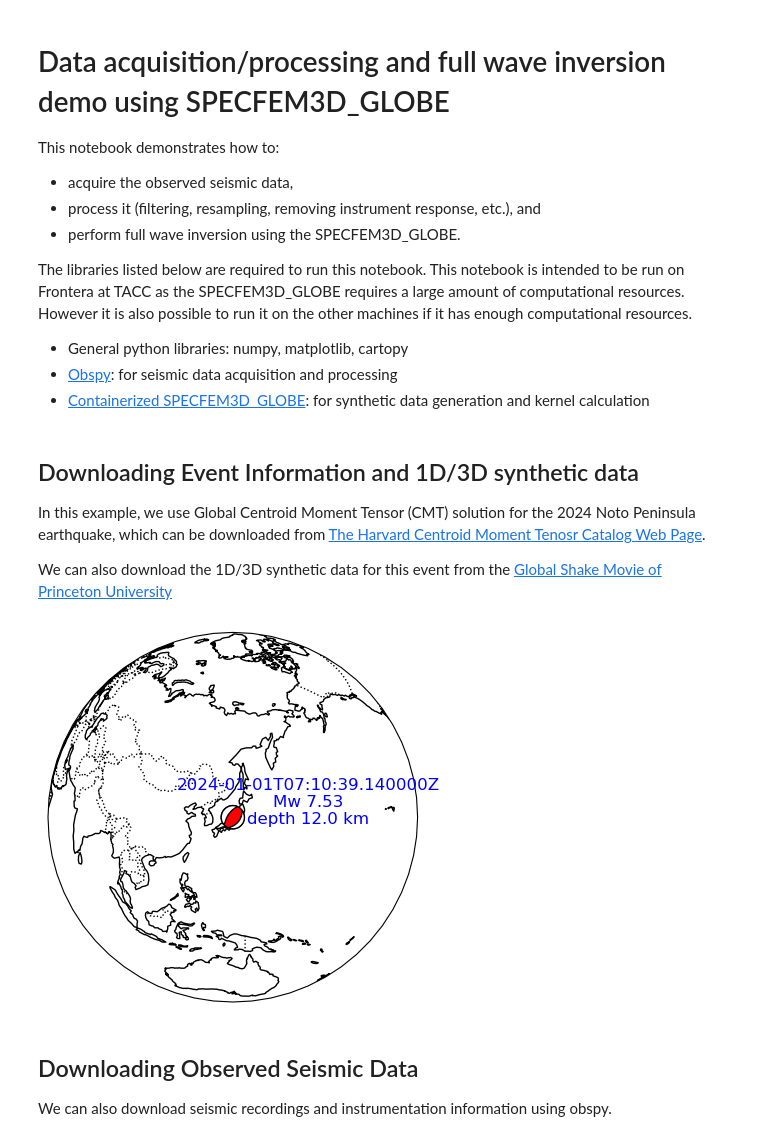
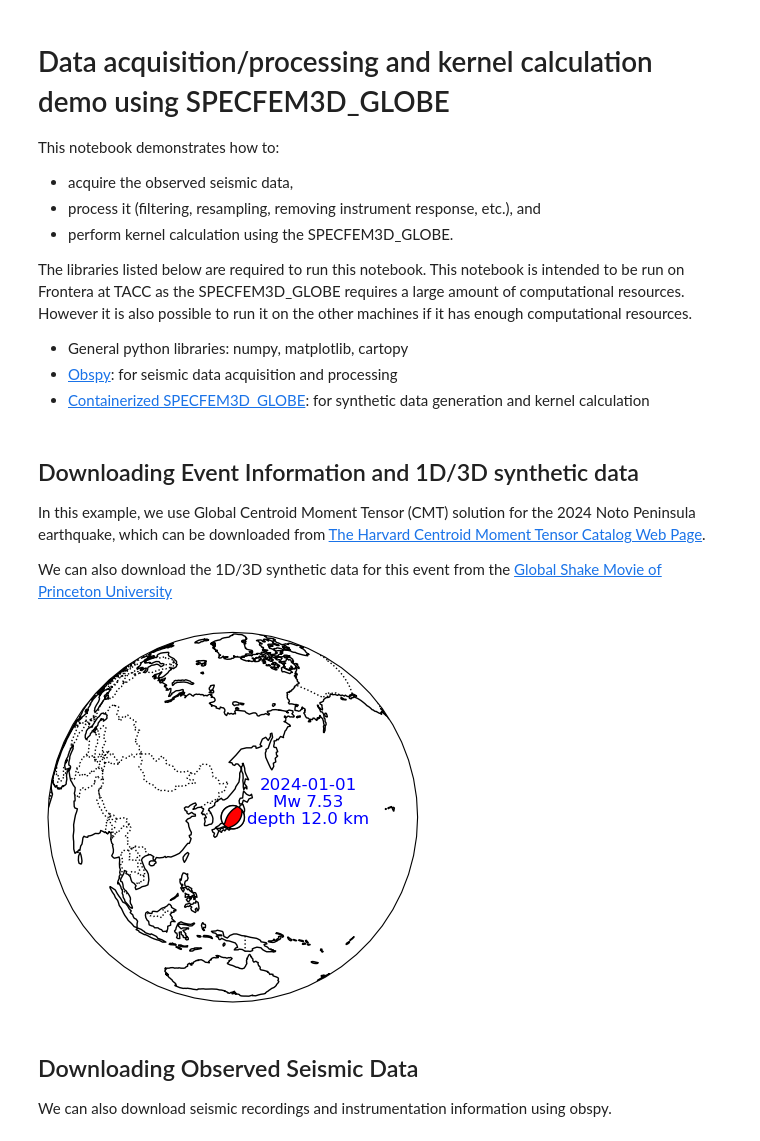
Before and after one commit to mnagaso/workshop_scoped_2024_specfem3d_globe, a Jupyter notebook: data_process_and_kernel_comp.ipynb, the cells around one changed output. Saved outputs shown, nothing was run; the diff lists cells and outputs as text; code cells hidden in the pictures.

Commit message:
not performing fmi, equation modified

```diff
--- a/data_process_and_run_fwi_demo_half_adj.ipynb
+++ b/data_process_and_kernel_comp.ipynb
@@ -1,10 +1,10 @@
 # %% [markdown]
-# Data acquisition/processing and full wave inversion demo using SPECFEM3D_GLOBE
+# Data acquisition/processing and kernel calculation demo using SPECFEM3D_GLOBE
 
 This notebook demonstrates how to:
 - acquire the observed seismic data,
 - process it (filtering, resampling, removing instrument response, etc.), and
-- perform full wave inversion using the SPECFEM3D_GLOBE.
+- perform kernel calculation using the SPECFEM3D_GLOBE.
 
 The libraries listed below are required to run this notebook. This notebook is intended to be run on Frontera at TACC as the SPECFEM3D_GLOBE requires a large amount of computational resources.
 However it is also possible to run it on the other machines if it has enough computational resources.
@@ -40,7 +40,7 @@ disp_unit = 'mm'
 # %% [markdown]
 ## Downloading Event Information and 1D/3D synthetic data
 
-In this example, we use Global Centroid Moment Tensor (CMT) solution for the 2024 Noto Peninsula earthquake, which can be downloaded from [The Harvard Centroid Moment Tenosr Catalog Web Page](https://www.globalcmt.org/CMTsearch.html).
+In this example, we use Global Centroid Moment Tensor (CMT) solution for the 2024 Noto Peninsula earthquake, which can be downloaded from [The Harvard Centroid Moment Tensor Catalog Web Page](https://www.globalcmt.org/CMTsearch.html).
 
 We can also download the 1D/3D synthetic data for this event from the [Global Shake Movie of Princeton University](https://global.shakemovie.princeton.edu/event.jsp?evid=C202401010710A&mode=scientific)
 # %%
@@ -52,35 +52,35 @@ cmt_filename = "CMTs/{}".format(eqname)
 cat = obspy.read_events(cmt_filename)
 
 # plot
 ortho = ccrs.Orthographic(central_longitude=cat[0].origins[0].longitude, central_latitude=cat[0].origins[0].latitude)
 geo = ccrs.Geodetic()
 
 ax = plt.axes(projection=ortho)
 
 ax.coastlines(resolution='110m')
 ax.add_feature(cfeature.BORDERS, linestyle=':')
 ax.set_global()
 
 # event position
 xy = [cat[0].origins[0].longitude, cat[0].origins[0].latitude]
 # transform to map coordinates
 xy = geo.transform_point(xy[0], xy[1], src_crs=geo)
 # plot focal mechanism
 _mt = cat[0].focal_mechanisms[0].moment_tensor.tensor
 mt = [_mt.m_rr, _mt.m_tt, _mt.m_pp, _mt.m_rt, _mt.m_rp, _mt.m_tp]
 bb = beach(mt, linewidth=1.0, xy=xy,  facecolor='red', edgecolor='black', width=800000)
 ax.add_collection(bb)
 
 # add text magnitude number, event name, datetime
 plt.text(xy[0]*19000, xy[1]*14000,
-         "{}\nMw {}\ndepth {} km".format(cat[0].origins[0].time,
+         "{}\nMw {}\ndepth {} km".format(cat[0].origins[0].time.strftime("%Y-%m-%d"),
                                    cat[0].magnitudes[0].mag,
                                    cat[0].origins[0].depth/1000),
          fontsize=12, ha='center', va='center', color='blue')
 
 plt.show()
 # %% [output]
-[figure, old version]
+[figure, new version]
 # %% [markdown]
 ## Downloading Observed Seismic Data
 
```
Also changed, not shown: parts of 3 cells of this notebook, 1 other file.
